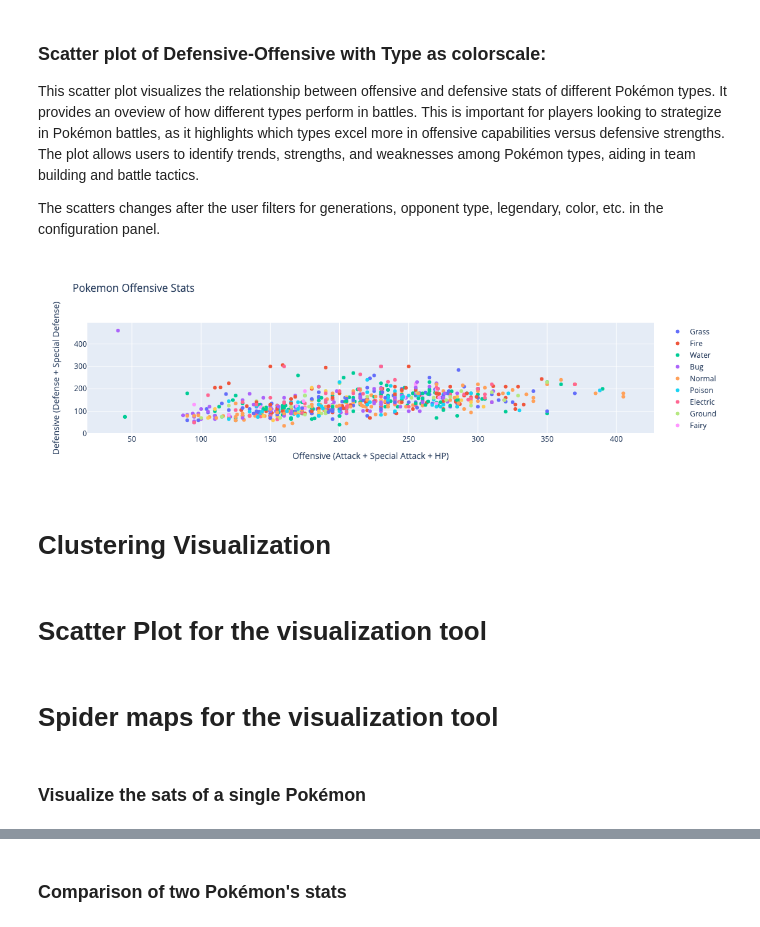
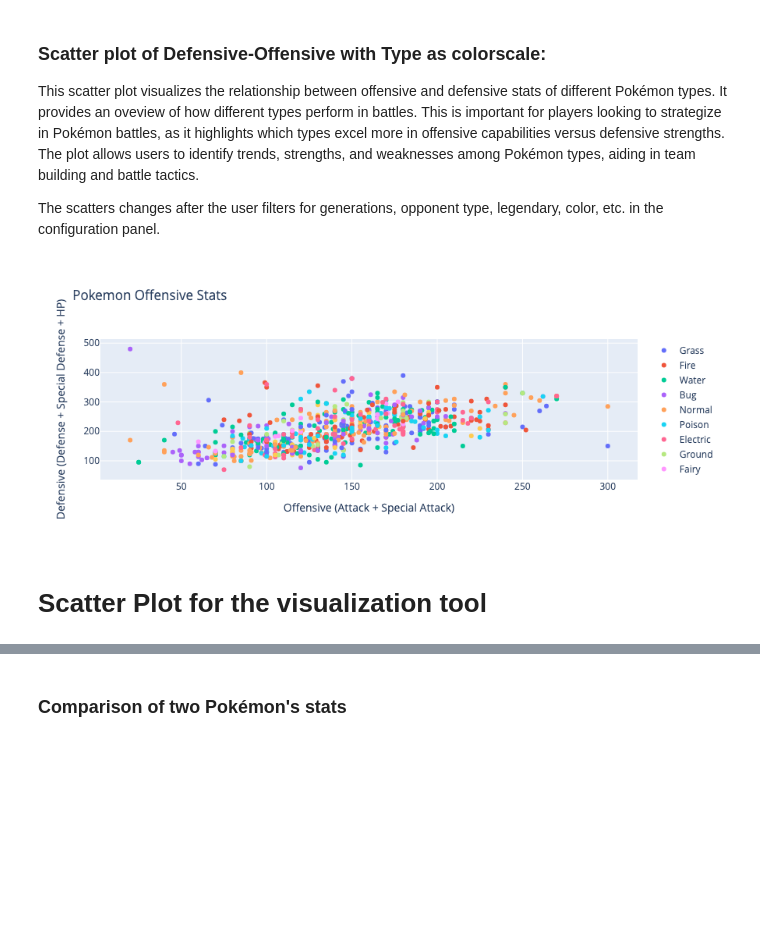
Before and after one commit to mwooll/ElTony, a Jupyter notebook: data_vis.ipynb, the cells around one changed output, grey strips where cells are left out. Saved outputs shown, nothing was run; the diff lists cells and outputs as text; code cells hidden in the pictures; blank space fills up the shorter version.

```diff
--- a/data_vis.ipynb
+++ b/data_vis.ipynb
@@ -216,28 +235,22 @@ The scatters changes after the user filters for generations, opponent type, lege
 # %%
 fig_offensive = go.Figure()
 for poke_type in pokedata['Type_1'].unique():
     type_data = pokedata[pokedata['Type_1'] == poke_type]
     fig_offensive.add_trace(go.Scatter(
-        x=type_data['Attack'] + type_data['Sp_Atk'] + type_data['HP'],
-        y=type_data['Defense'] + type_data['Sp_Def'],
+        x=type_data['Attack'] + type_data['Sp_Atk'],
+        y=type_data['Defense'] + type_data['Sp_Def'] + type_data['HP'],
         mode='markers',
         name=poke_type,
         text=type_data['Name']
     ))
 
 fig_offensive.update_layout(
     title='Pokemon Offensive Stats',
-    xaxis_title='Offensive (Attack + Special Attack + HP)',
-    yaxis_title='Defensive (Defense + Special Defense)'
+    xaxis_title='Offensive (Attack + Special Attack)',
+    yaxis_title='Defensive (Defense + Special Defense + HP)'
 )
 iplot(fig_offensive)
 # %% [output]
-[figure, old version]
+[figure, new version]
-# %% [markdown]
-# Clustering Visualization
 # %% [markdown]
 # Scatter Plot for the visualization tool
-# %% [markdown]
-# Spider maps for the visualization tool
-# %% [markdown]
- ### Visualize the sats of a single Pokémon
```
Also changed, not shown: parts of 15 cells of this notebook.
